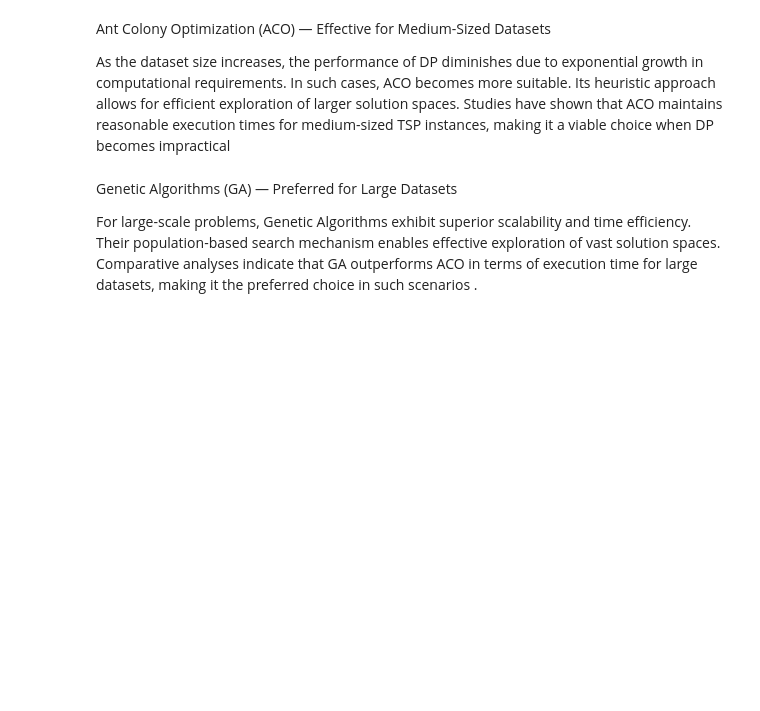
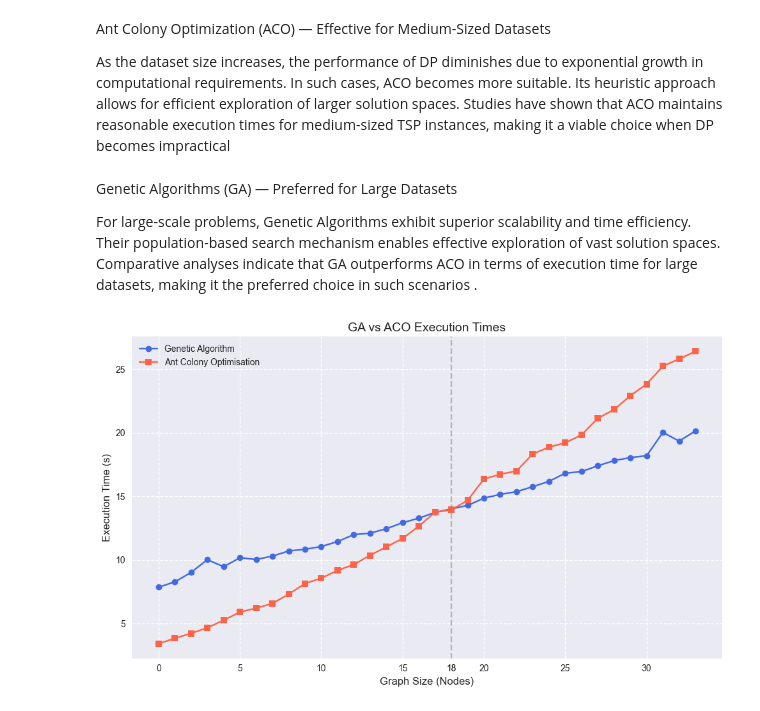
Before and after one commit to LowIQCoder/NIC_Project, a Jupyter notebook: analisys.ipynb, the cells around one changed output. Cells and saved outputs as stored; diff of their text form; code cells hidden in the pictures; blank space fills up the shorter version.

```diff
--- a/analisys.ipynb
+++ b/analisys.ipynb
@@ -188,0 +177,19 @@ For large-scale problems, Genetic Algorithms exhibit superior scalability and ti
+# %%
+plt.figure(figsize=(10, 6))
+
+plt.plot(ga_results['Execution Time (s)'], marker='o', label="Genetic Algorithm", color='royalblue')
+plt.plot(aco_results['Execution Time (s)'], marker='s', label="Ant Colony Optimisation", color='tomato')
+
+plt.axvline(x=18, color='gray', linestyle='--', alpha=0.5)
+plt.text(18, 1.23, '18', horizontalalignment='center', color='black')
+
+plt.title("GA vs ACO Execution Times", fontsize=14)
+plt.xlabel("Graph Size (Nodes)", fontsize=12)
+plt.ylabel("Execution Time (s)", fontsize=12)
+
+plt.grid(True, linestyle='--')
+plt.legend()
+plt.tight_layout()
+plt.show()
+# %% [output]
+[figure, added]
```
Also changed, not shown: parts of 6 cells of this notebook.
